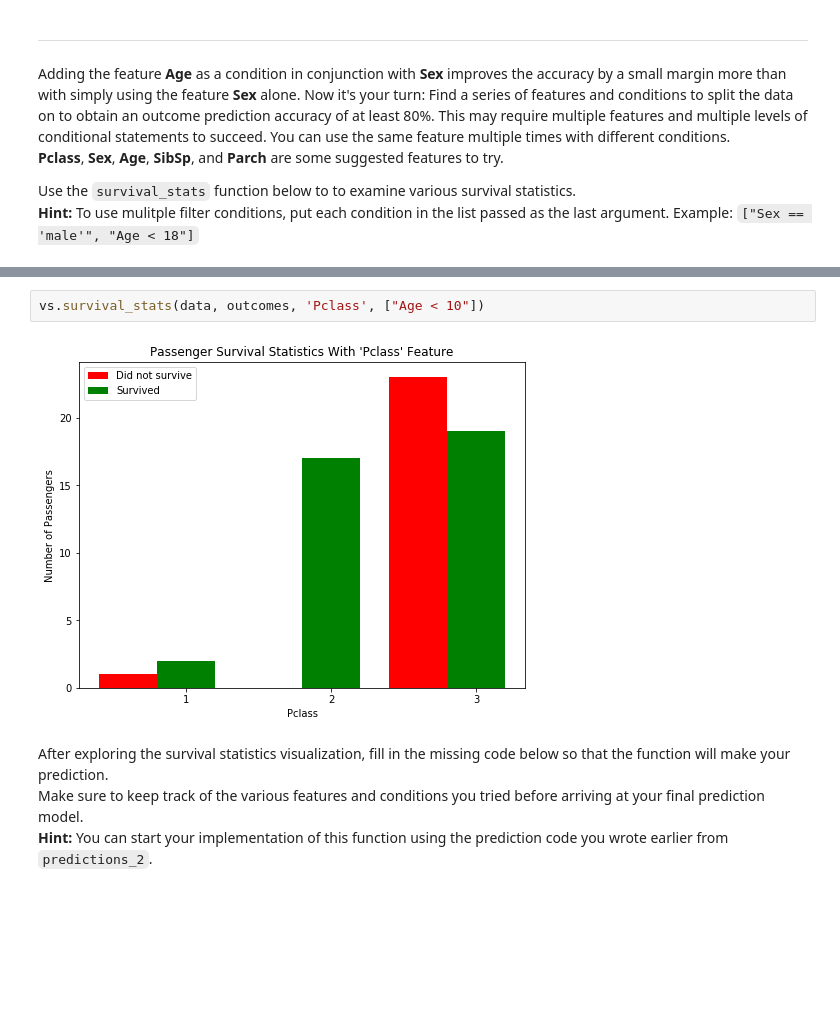
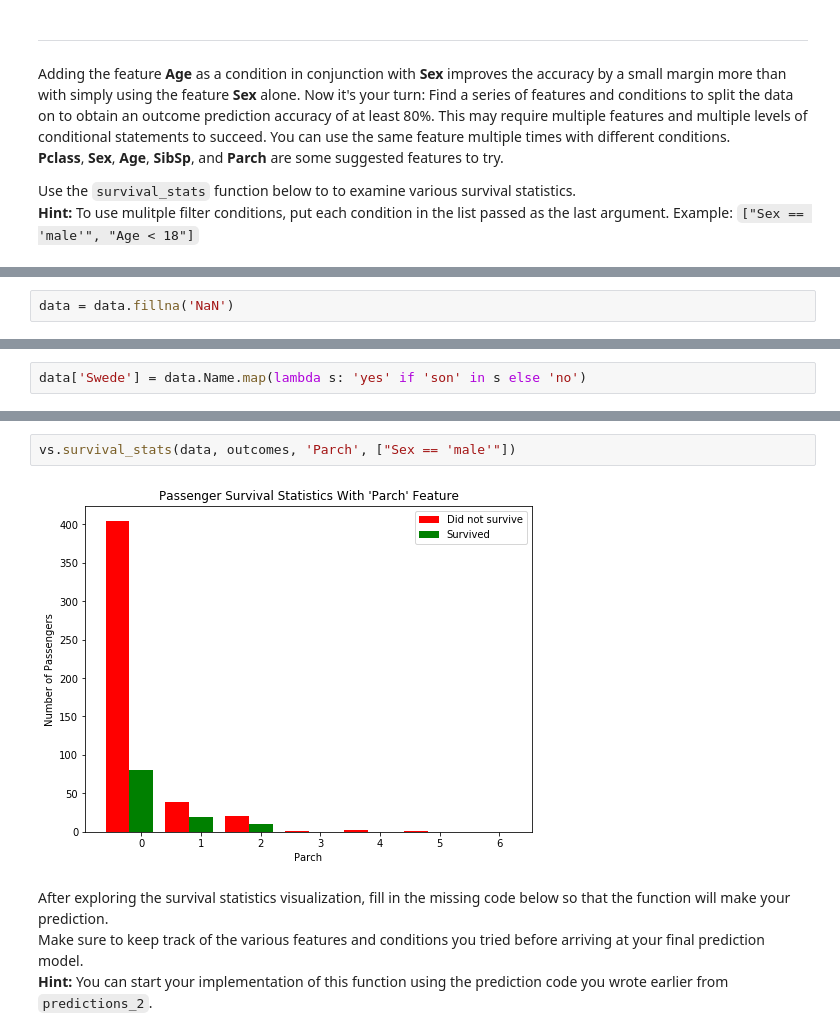
Before and after one commit to intsco/machine-learning, a Jupyter notebook: projects/titanic_survival_exploration/titanic_survival_exploration.ipynb, the cells around one changed output, grey strips where cells are left out. Cells and saved outputs as stored; diff of their text form; blank space fills up the shorter version.

```diff
--- a/projects/titanic_survival_exploration/titanic_survival_exploration.ipynb
+++ b/projects/titanic_survival_exploration/titanic_survival_exploration.ipynb
@@ -245,0 +219,2 @@ data.columns.tolist()
+# %%
+data = data.fillna('NaN')
@@ -245,0 +277,2 @@ data.columns.tolist()
+# %%
+data['Swede'] = data.Name.map(lambda s: 'yes' if 'son' in s else 'no')
@@ -246,7 +348,7 @@ data.columns.tolist()
 # %%
-vs.survival_stats(data, outcomes, 'Pclass', ["Age < 10"])
+vs.survival_stats(data, outcomes, 'Parch', ["Sex == 'male'"])
 # %% [output]
-[figure, old version]
+[figure, new version]
 # %% [markdown]
 After exploring the survival statistics visualization, fill in the missing code below so that the function will make your prediction.
 Make sure to keep track of the various features and conditions you tried before arriving at your final prediction model.
```
Also changed, not shown: parts of 29 cells of this notebook, 1 other file.
